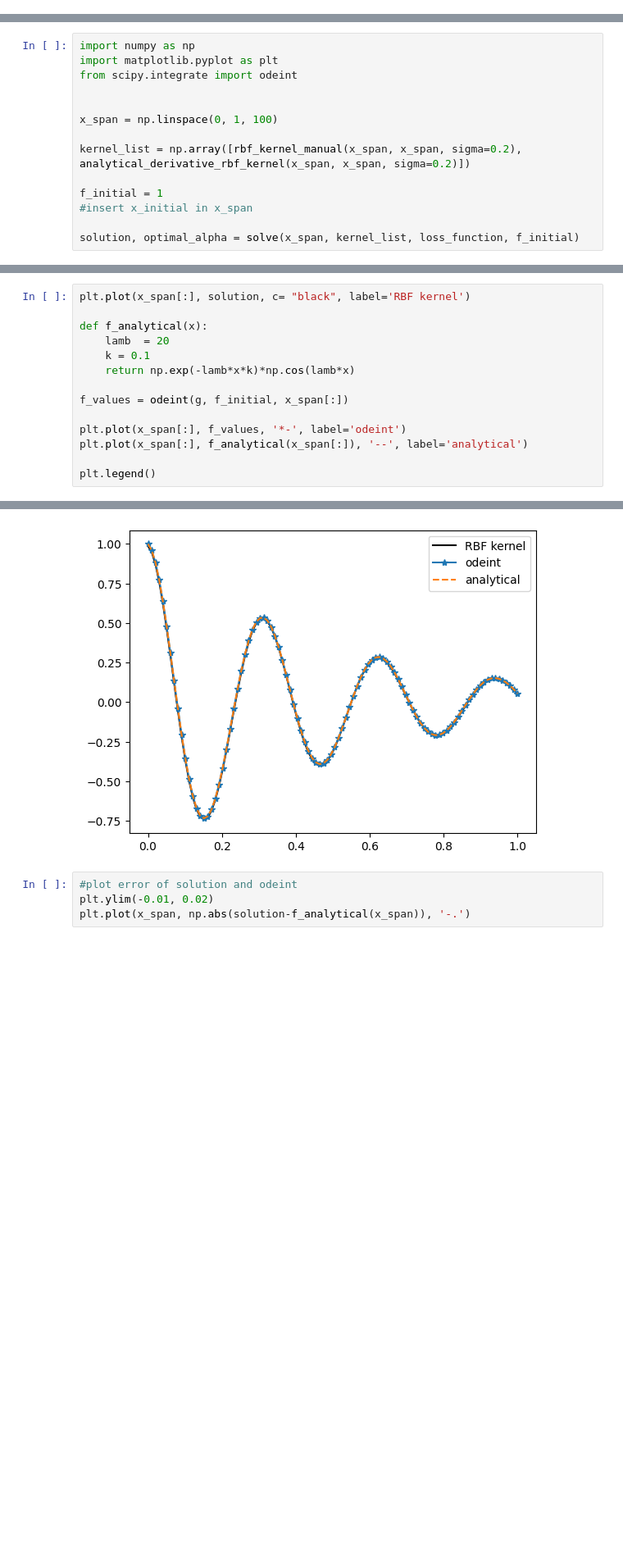
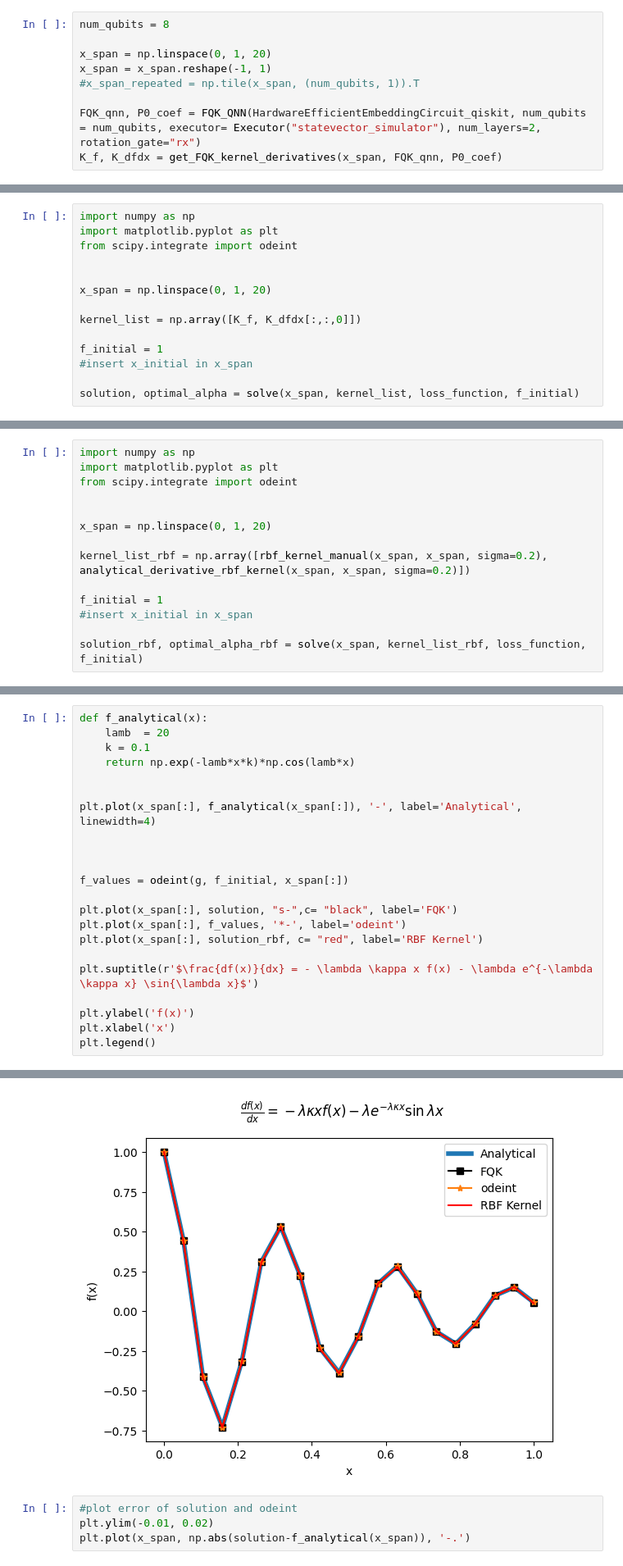
Before and after one commit to rupof/KernelDE, a Jupyter notebook: KernelDDE.ipynb, the cells around one changed output, grey strips where cells are left out. Shown at 82% size. Cells and saved outputs as stored; diff of their text form; blank space fills up the shorter version.

Commit message:
Kernel DE with FQK working properly in notebook

```diff
--- a/KernelDDE.ipynb
+++ b/KernelDDE.ipynb
@@ -95,0 +264,9 @@ def solve(x_span, kernel_tensor, loss_function, f_initial):
+# %%
+num_qubits = 8
+
+x_span = np.linspace(0, 1, 20)
+x_span = x_span.reshape(-1, 1)
+#x_span_repeated = np.tile(x_span, (num_qubits, 1)).T
+
+FQK_qnn, P0_coef = FQK_QNN(HardwareEfficientEmbeddingCircuit_qiskit, num_qubits = num_qubits, executor= Executor("statevector_simulator"), num_layers=2, rotation_gate="rx")
+K_f, K_dfdx = get_FQK_kernel_derivatives(x_span, FQK_qnn, P0_coef)
@@ -95,0 +299,14 @@ def solve(x_span, kernel_tensor, loss_function, f_initial):
+# %%
+import numpy as np
+import matplotlib.pyplot as plt
+from scipy.integrate import odeint
+
+
+x_span = np.linspace(0, 1, 20)
+
+kernel_list = np.array([K_f, K_dfdx[:,:,0]])
+
+f_initial = 1
+#insert x_initial in x_span
+
+solution, optimal_alpha = solve(x_span, kernel_list, loss_function, f_initial)
@@ -99,13 +334,13 @@ import matplotlib.pyplot as plt
 from scipy.integrate import odeint
 
 
-x_span = np.linspace(0, 1, 100)
+x_span = np.linspace(0, 1, 20)
 
-kernel_list = np.array([rbf_kernel_manual(x_span, x_span, sigma=0.2), analytical_derivative_rbf_kernel(x_span, x_span, sigma=0.2)])
+kernel_list_rbf = np.array([rbf_kernel_manual(x_span, x_span, sigma=0.2), analytical_derivative_rbf_kernel(x_span, x_span, sigma=0.2)])
 
 f_initial = 1
 #insert x_initial in x_span
 
-solution, optimal_alpha = solve(x_span, kernel_list, loss_function, f_initial)
+solution_rbf, optimal_alpha_rbf = solve(x_span, kernel_list_rbf, loss_function, f_initial)
 # %% [output]
 shapes
@@ -137,20 +363,28 @@ array([   27.12787216,  -833.17652561,  1469.90710634,   207.65068267,
 # %%
-plt.plot(x_span[:], solution, c= "black", label='RBF kernel')
-
 def f_analytical(x):
     lamb  = 20
     k = 0.1
     return np.exp(-lamb*x*k)*np.cos(lamb*x)
 
+
+plt.plot(x_span[:], f_analytical(x_span[:]), '-', label='Analytical', linewidth=4)
+
+
+
 f_values = odeint(g, f_initial, x_span[:])
 
+plt.plot(x_span[:], solution, "s-",c= "black", label='FQK')
 plt.plot(x_span[:], f_values, '*-', label='odeint')
-plt.plot(x_span[:], f_analytical(x_span[:]), '--', label='analytical')
+plt.plot(x_span[:], solution_rbf, c= "red", label='RBF Kernel')
 
+plt.suptitle(r'$\frac{df(x)}{dx} = - \lambda \kappa x f(x) - \lambda e^{-\lambda \kappa x} \sin{\lambda x}$')
+
+plt.ylabel('f(x)')
+plt.xlabel('x')
 plt.legend()
 # %% [output]
 <matplotlib.legend.Legend at 0x...>
-[figure, old version]
+[figure, new version]
 # %%
 #plot error of solution and odeint
 plt.ylim(-0.01, 0.02)
```
Also changed, not shown: parts of 13 cells of this notebook, 1 other file.
